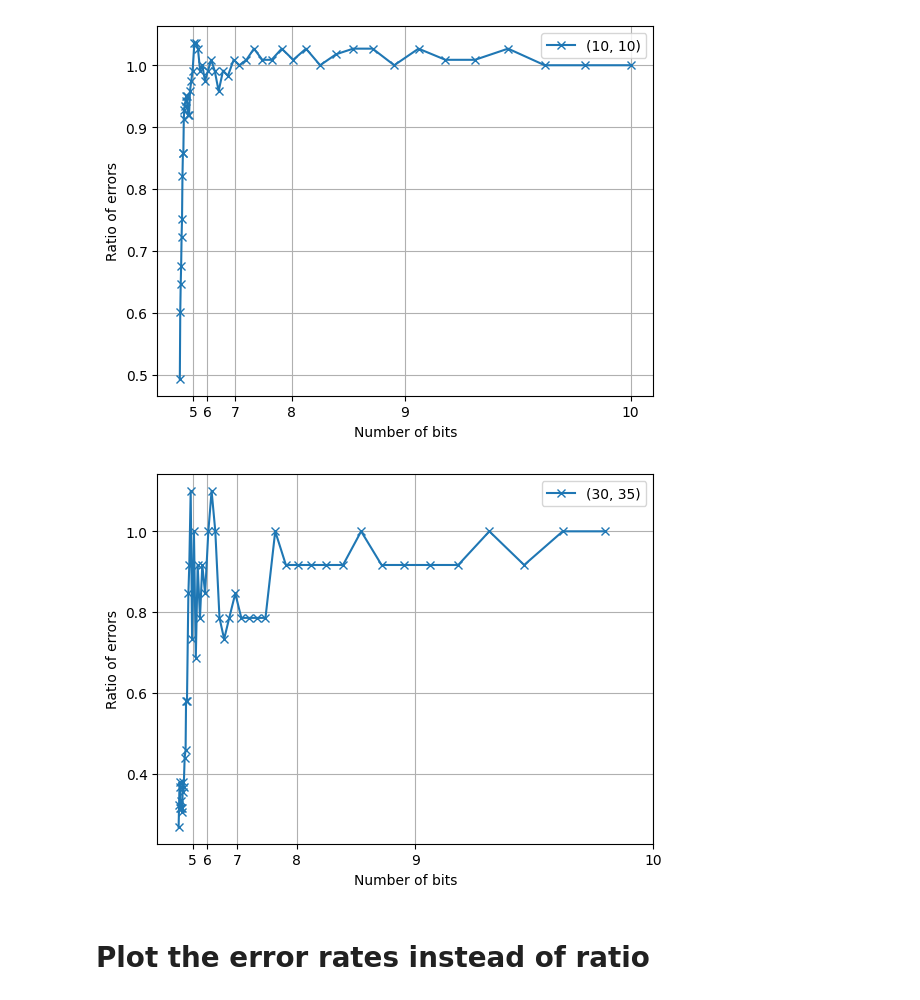
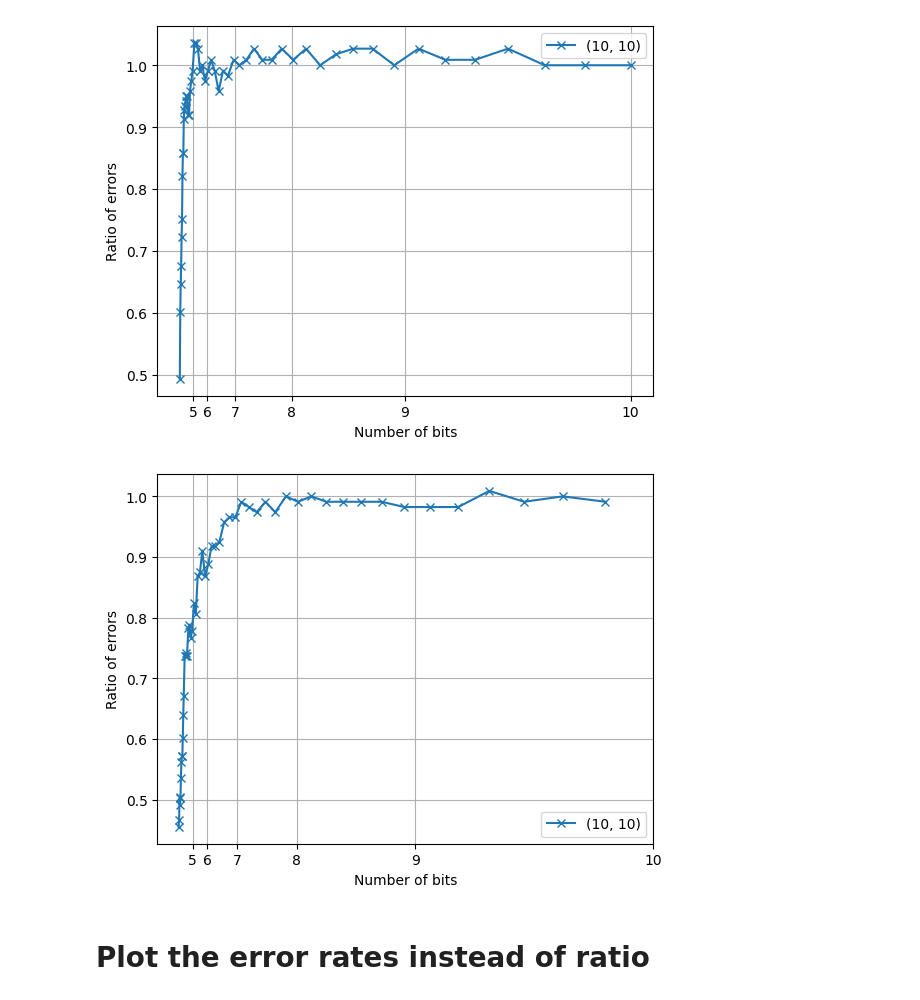
Before and after one commit to quantumjim/soft_information_decoding, a Jupyter notebook: notebooks/Decoding/cpp_pm/InfoPerfoTradeOff/plot_infoPerfo_v2.ipynb, the cells around one changed output. Saved outputs shown, nothing was run; the diff lists cells and outputs as text; code cells hidden in the pictures.

```diff
--- a/notebooks/Decoding/cpp_pm/InfoPerfoTradeOff/plot_infoPerfo_v2.ipynb
+++ b/notebooks/Decoding/cpp_pm/InfoPerfoTradeOff/plot_infoPerfo_v2.ipynb
@@ -129,32 +129,32 @@ plt.grid()
 # %%
 import matplotlib.pyplot as plt
 import numpy as np
 
 err_rates_informed = []
 err_rates_kde = []
 
 i = 0
 for pair, (err_rate_dict, _) in err_rates_dict.items():
     i += 1
-    if i != 3:
+    if i != 1:
         continue
 
     bits_kde = list(err_rate_dict["kde_0.5"].keys())
     errs_kde = list(err_rate_dict["kde_0.5"].values())
 
     ratios = [errs_kde[-1]/(err + 1e-8) for err in errs_kde[:-1]]
     bits = bits_kde[:-1]
 
     plt.plot(bits, ratios, label=f"{pair}", marker="x")
 
 # plt.xscale("log")
 plt.xticks([2**i for i in range(5, 11)], labels=[f"{i}" for i in range(5, 11)])
 plt.xlabel("Number of bits")
 plt.ylabel("Ratio of errors")
 plt.legend()
 plt.grid()
 # %% [output]
-[figure, old version]
+[figure, new version]
 # %% [markdown]
 # Plot the error rates instead of ratio
 # %%
```
Also changed, not shown: parts of 4 cells of this notebook, 4 other files.
